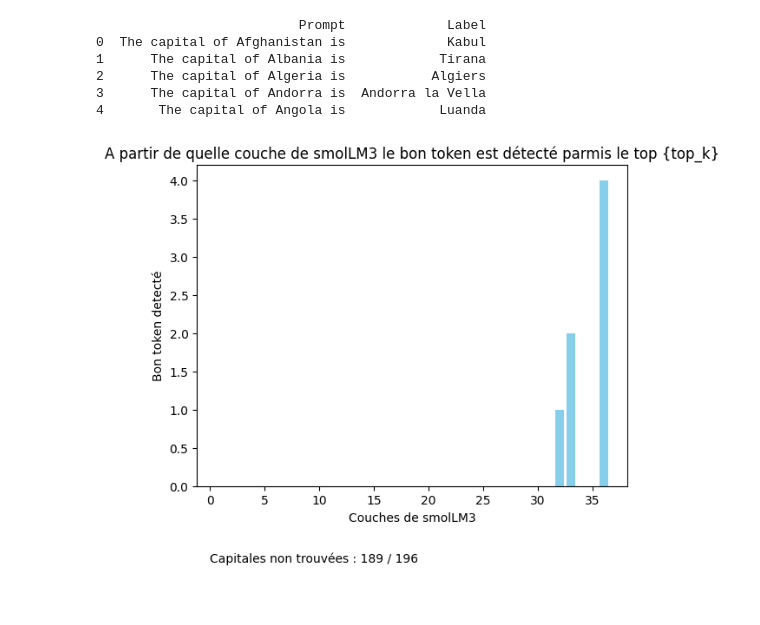
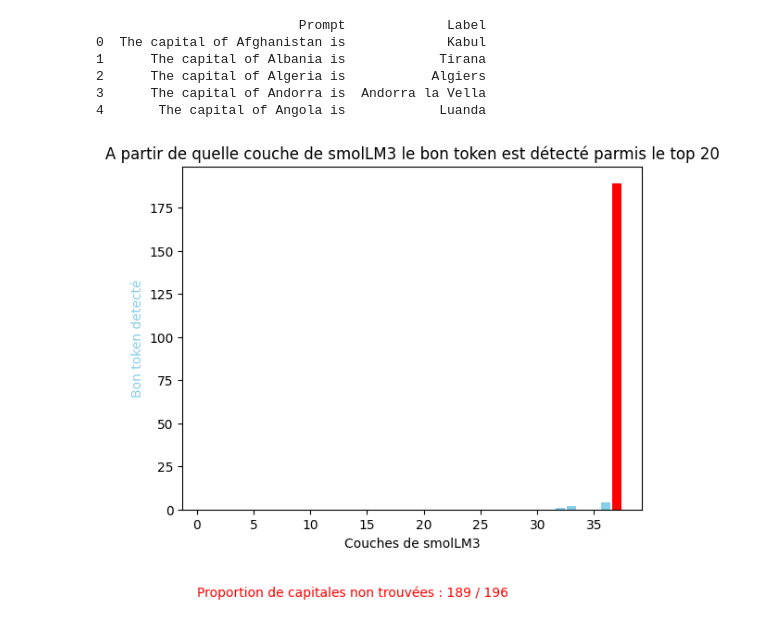
Before and after one commit to ThomasHtchn/LLM-Explainability-For-Geographical-Information, a Jupyter notebook: test_SmolLM3.ipynb, the cells around one changed output. Cells and saved outputs as stored; diff of their text form; code cells hidden in the pictures.

Commit message:
Ajout : capitales non detectées sur la vizu

```diff
--- a/test_SmolLM3.ipynb
+++ b/test_SmolLM3.ipynb
@@ -343,13 +343,12 @@ def first_layer_detection(model, tokenizer, hidden_states, label, top_k):
 
     return -1, 0
 # %%
-import matplotlib.pyplot as plt
 from tqdm import tqdm
 
 # Analysis : from which layer of the model the right label starts appearing
-def layer_analysis(model, tokenizer, df, top_k=20):
+def layer_analysis(model, tokenizer, df, nb_layers=36, top_k=20):
 
-    layers_count = [0 for _ in range(36)]
+    layers_count = [0 for _ in range(nb_layers+1)]
     not_found_count = 0
 
     for row in tqdm(df.itertuples(), total=len(df)):
@@ -357,23 +356,34 @@ def layer_analysis(model, tokenizer, df, top_k=20):
         hidden_states = get_hidden_states(model, tokenizer, row.Prompt)
         layer, proba = first_layer_detection(model, tokenizer, hidden_states, row.Label, top_k)
 
-        if(layer >= 1 and layer <= 35):
+        if(layer >= 1 and layer <= nb_layers-1):
             layers_count[layer] += 1
         else:
             not_found_count += 1
 
-    layers = [i for i in range(1,37)]
-
-    plt.bar(layers, layers_count, color='skyblue')
-    plt.xlabel('Couches de smolLM3')
-    plt.ylabel('Bon token detecté')
-    plt.title('A partir de quelle couche de smolLM3 le bon token est détecté parmis le top {top_k}')
-    plt.text(0, -1, f"Capitales non trouvées : {not_found_count} / {len(df)}")
-    plt.show()
+    return layers_count, not_found_count, nb_layers, top_k
+# %%
+import matplotlib.pyplot as plt
+
+def plot_layer_analysis(layers_count, not_found_count, nb_layers, top_k):
+    layers = [i for i in range(1,nb_layers+2)]
+    layers_count[nb_layers] = not_found_count
+
+    colors = ['skyblue'] * (len(layers_count) - 1) + ['red']
+
+    plt.bar(layers, layers_count, color=colors)
+    plt.xlabel('Couches de smolLM3')
+    plt.ylabel('Bon token detecté', color='skyblue')
+    plt.title(f'A partir de quelle couche de smolLM3 le bon token est détecté parmis le top {top_k}')
+
+    plt.text(0, -50, f"Proportion de capitales non trouvées : {not_found_count} / {len(df)}", color='red')
+    plt.show()
 # %%
 df = generate_country_capital_prompts(df_path)
 tokenizer, model = load_model()
-# %%
-layer_analysis(model, tokenizer, df)
-# %% [output]
-[figure, removed]
+# %%
+ret = layer_analysis(model, tokenizer, df)
+# %%
+plot_layer_analysis(*ret)
+# %% [output]
+[figure, added]
```
